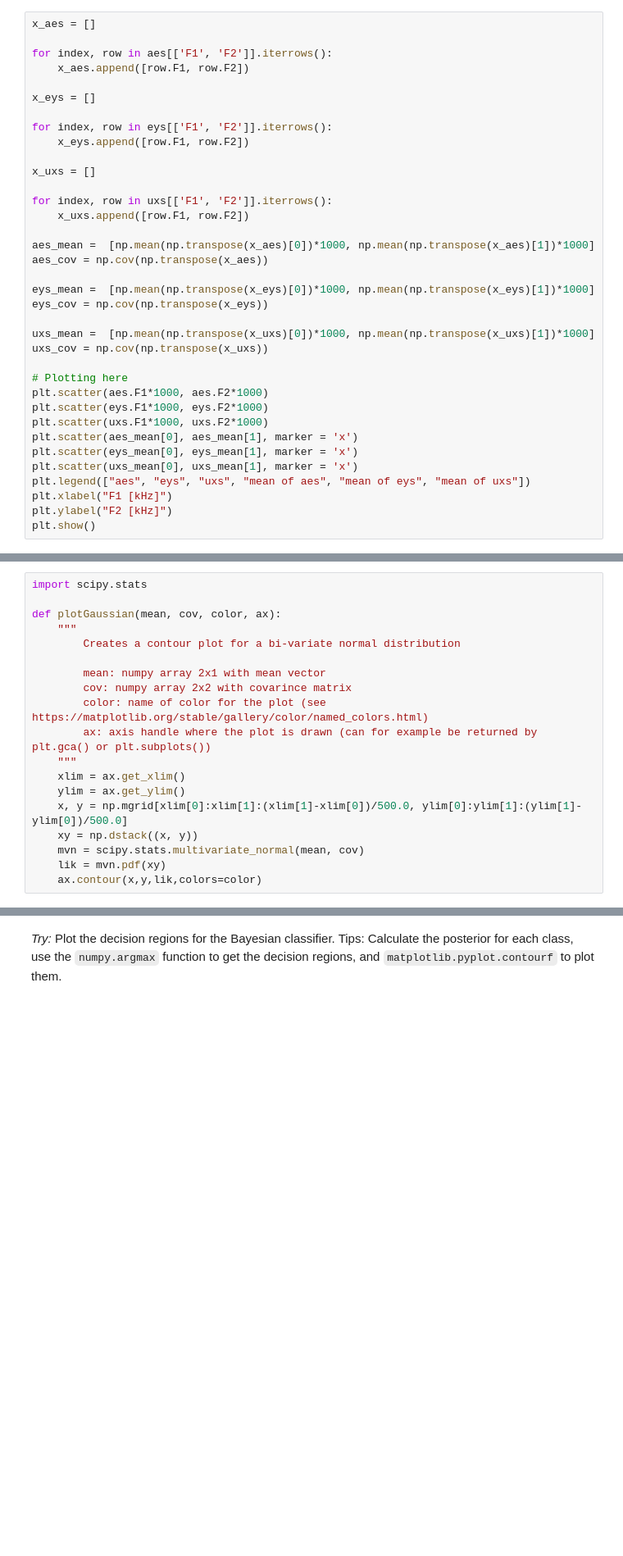
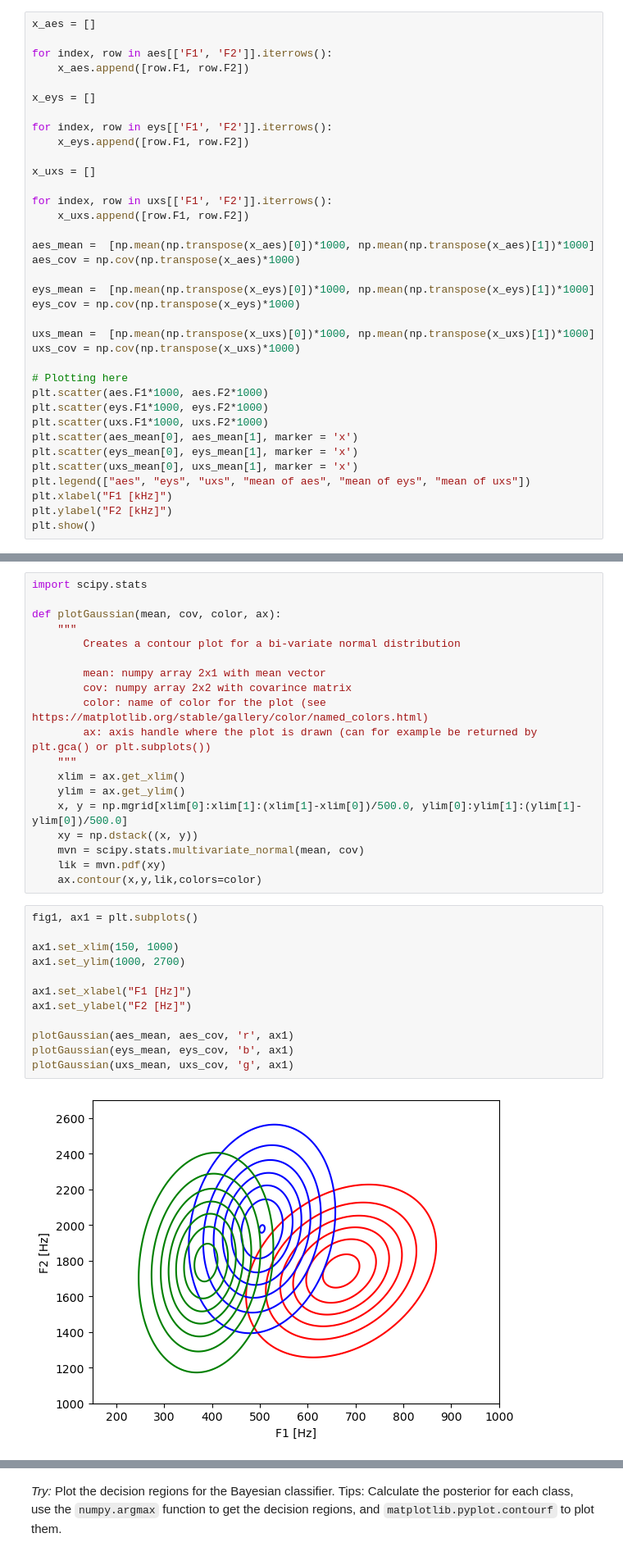
Before and after one commit to martinfsl/TTT4185, a Jupyter notebook: Assignments/Assignment_2/TTT4185_assignment_2.ipynb, the cells around one changed output, grey strips where cells are left out. Shown: that part at 82% size. Saved outputs shown, nothing was run; the diff lists cells and outputs as text; blank space fills up the shorter version.

```diff
--- a/Assignments/Assignment_2/TTT4185_assignment_2.ipynb
+++ b/Assignments/Assignment_2/TTT4185_assignment_2.ipynb
@@ -73,13 +73,13 @@ for index, row in uxs[['F1', 'F2']].iterrows():
     x_uxs.append([row.F1, row.F2])
 
 aes_mean =  [np.mean(np.transpose(x_aes)[0])*1000, np.mean(np.transpose(x_aes)[1])*1000]
-aes_cov = np.cov(np.transpose(x_aes))
+aes_cov = np.cov(np.transpose(x_aes)*1000)
 
 eys_mean =  [np.mean(np.transpose(x_eys)[0])*1000, np.mean(np.transpose(x_eys)[1])*1000]
-eys_cov = np.cov(np.transpose(x_eys))
+eys_cov = np.cov(np.transpose(x_eys)*1000)
 
 uxs_mean =  [np.mean(np.transpose(x_uxs)[0])*1000, np.mean(np.transpose(x_uxs)[1])*1000]
-uxs_cov = np.cov(np.transpose(x_uxs))
+uxs_cov = np.cov(np.transpose(x_uxs)*1000)
 
 # Plotting here
 plt.scatter(aes.F1*1000, aes.F2*1000)
@@ -117,3 +117,17 @@ def plotGaussian(mean, cov, color, ax):
     mvn = scipy.stats.multivariate_normal(mean, cov)
     lik = mvn.pdf(xy)
     ax.contour(x,y,lik,colors=color)
+# %%
+fig1, ax1 = plt.subplots()
+
+ax1.set_xlim(150, 1000)
+ax1.set_ylim(1000, 2700)
+
+ax1.set_xlabel("F1 [Hz]")
+ax1.set_ylabel("F2 [Hz]")
+
+plotGaussian(aes_mean, aes_cov, 'r', ax1)
+plotGaussian(eys_mean, eys_cov, 'b', ax1)
+plotGaussian(uxs_mean, uxs_cov, 'g', ax1)
+# %% [output]
+[figure, added]
```
Also changed, not shown: parts of 3 cells of this notebook.
